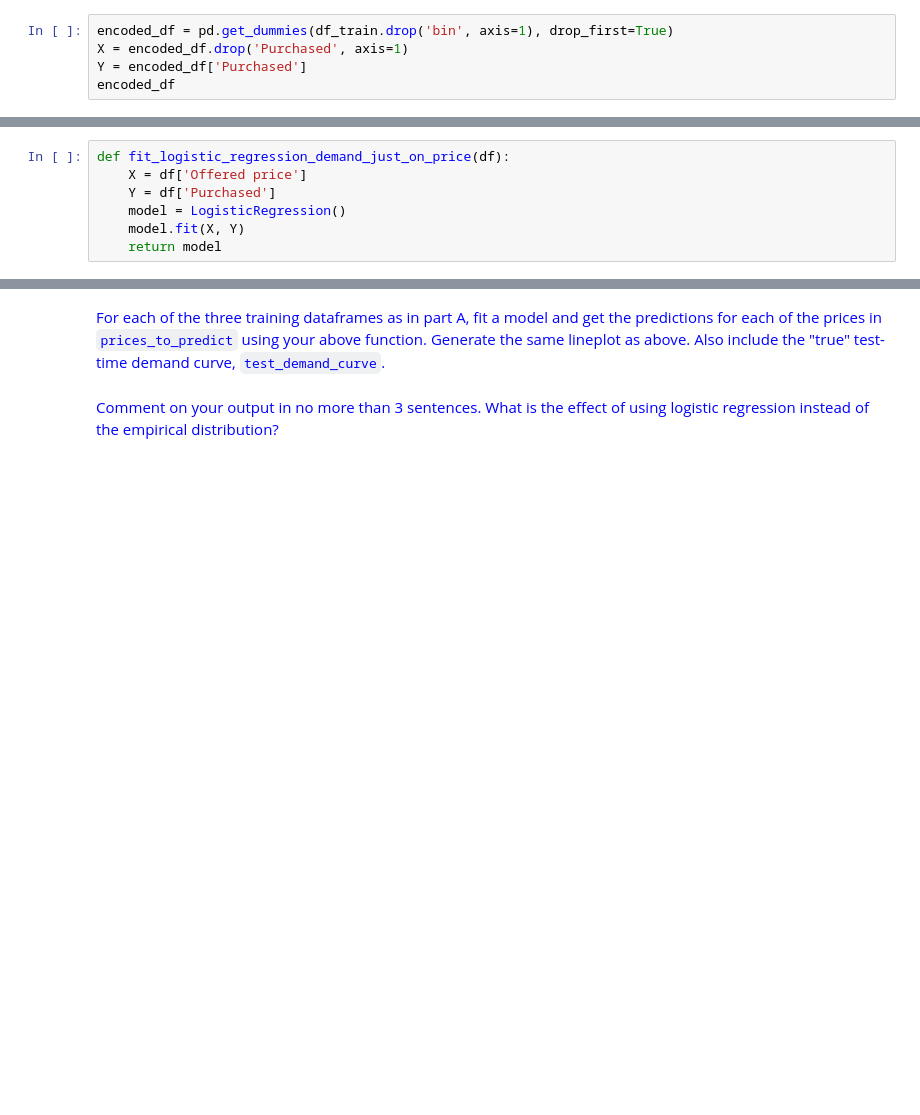
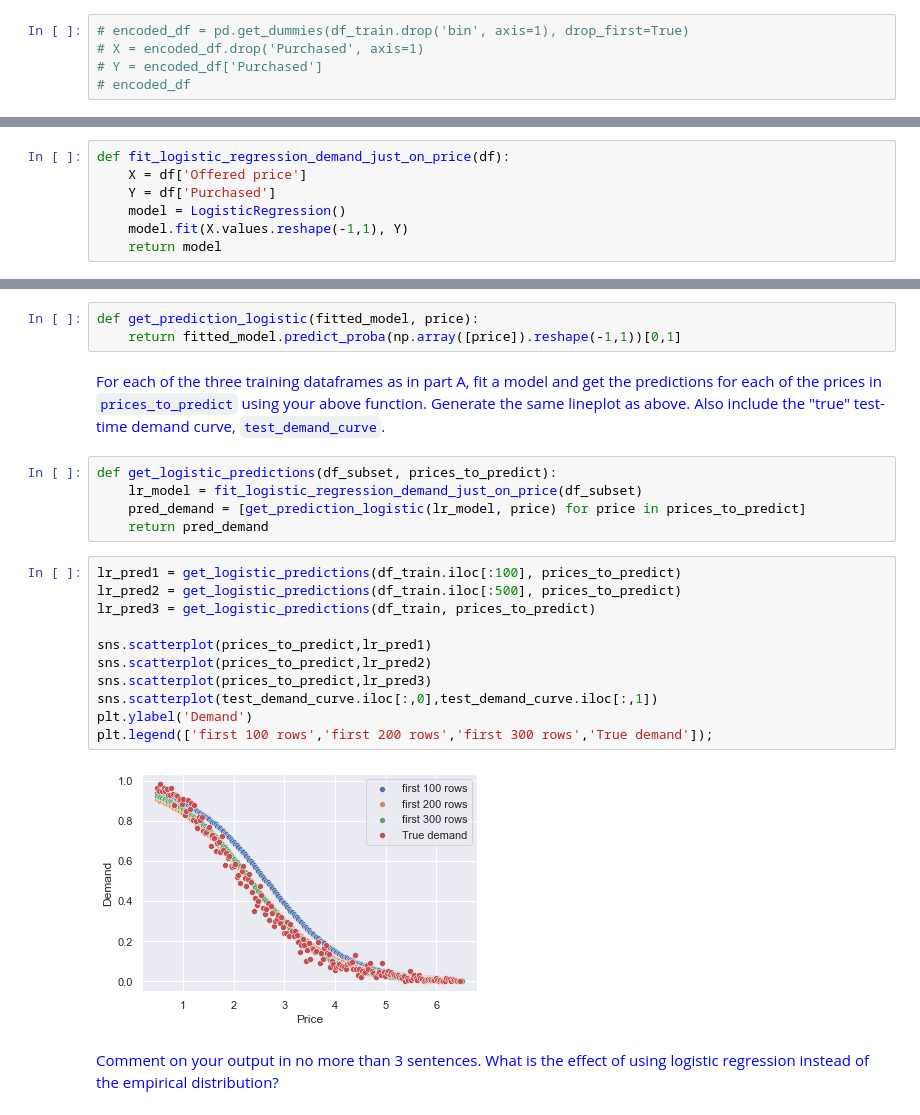
Before and after one commit to martinsun0/People-Data-Systems, a Jupyter notebook: HW3/HW3_assignment.ipynb, the cells around one changed output, grey strips where cells are left out. Cells and saved outputs as stored; diff of their text form; blank space fills up the shorter version.

```diff
--- a/HW3/HW3_assignment.ipynb
+++ b/HW3/HW3_assignment.ipynb
@@ -179,7 +179,7 @@ for each bin.
 # %%
 from sklearn.linear_model import LogisticRegression
 # %%
-encoded_df = pd.get_dummies(df_train.drop('bin', axis=1), drop_first=True)
-X = encoded_df.drop('Purchased', axis=1)
-Y = encoded_df['Purchased']
-encoded_df
+# encoded_df = pd.get_dummies(df_train.drop('bin', axis=1), drop_first=True)
+# X = encoded_df.drop('Purchased', axis=1)
+# Y = encoded_df['Purchased']
+# encoded_df
@@ -208,5 +188,5 @@ def fit_logistic_regression_demand_just_on_price(df):
     X = df['Offered price']
     Y = df['Purchased']
     model = LogisticRegression()
-    model.fit(X, Y)
+    model.fit(X.values.reshape(-1,1), Y)
     return model
@@ -225,4 +195,25 @@ def get_prediction_logistic(fitted_model, price):
+# %%
+def get_prediction_logistic(fitted_model, price):
+    return fitted_model.predict_proba(np.array([price]).reshape(-1,1))[0,1]
 # %% [markdown]
 <font color='blue'> For each of the three training dataframes as in part A, fit a model and get the predictions for each of the prices in `prices_to_predict` using your above function. Generate the same lineplot as above. Also include the "true" test-time demand curve, `test_demand_curve`.
+# %%
+def get_logistic_predictions(df_subset, prices_to_predict):
+    lr_model = fit_logistic_regression_demand_just_on_price(df_subset)
+    pred_demand = [get_prediction_logistic(lr_model, price) for price in prices_to_predict]
+    return pred_demand
+# %%
+lr_pred1 = get_logistic_predictions(df_train.iloc[:100], prices_to_predict)
+lr_pred2 = get_logistic_predictions(df_train.iloc[:500], prices_to_predict)
+lr_pred3 = get_logistic_predictions(df_train, prices_to_predict)
+
+sns.scatterplot(prices_to_predict,lr_pred1)
+sns.scatterplot(prices_to_predict,lr_pred2)
+sns.scatterplot(prices_to_predict,lr_pred3)
+sns.scatterplot(test_demand_curve.iloc[:,0],test_demand_curve.iloc[:,1])
+plt.ylabel('Demand')
+plt.legend(['first 100 rows','first 200 rows','first 300 rows','True demand']);
+# %% [output]
+[figure, added]
 # %% [markdown]
 <font color='blue'> Comment on your output in no more than 3 sentences. What is the effect of using logistic regression instead of the empirical distribution?
```
Also changed, not shown: parts of 46 cells of this notebook, 5 other files.
